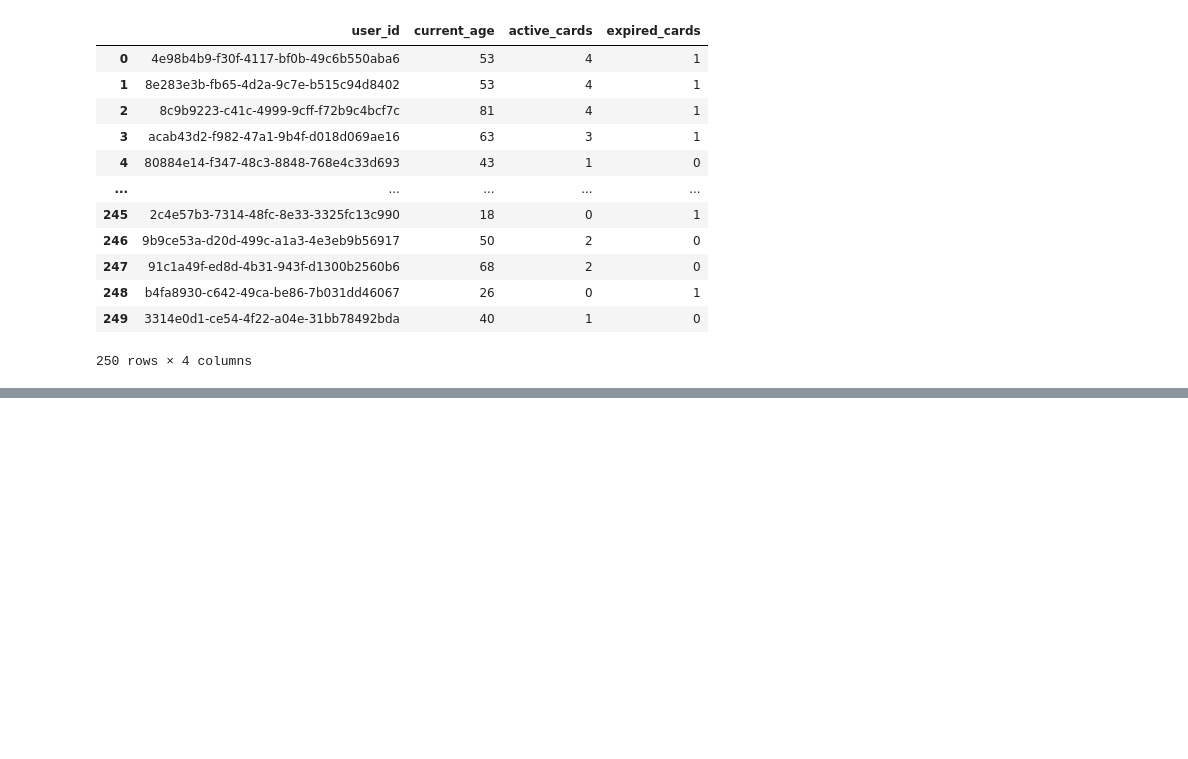
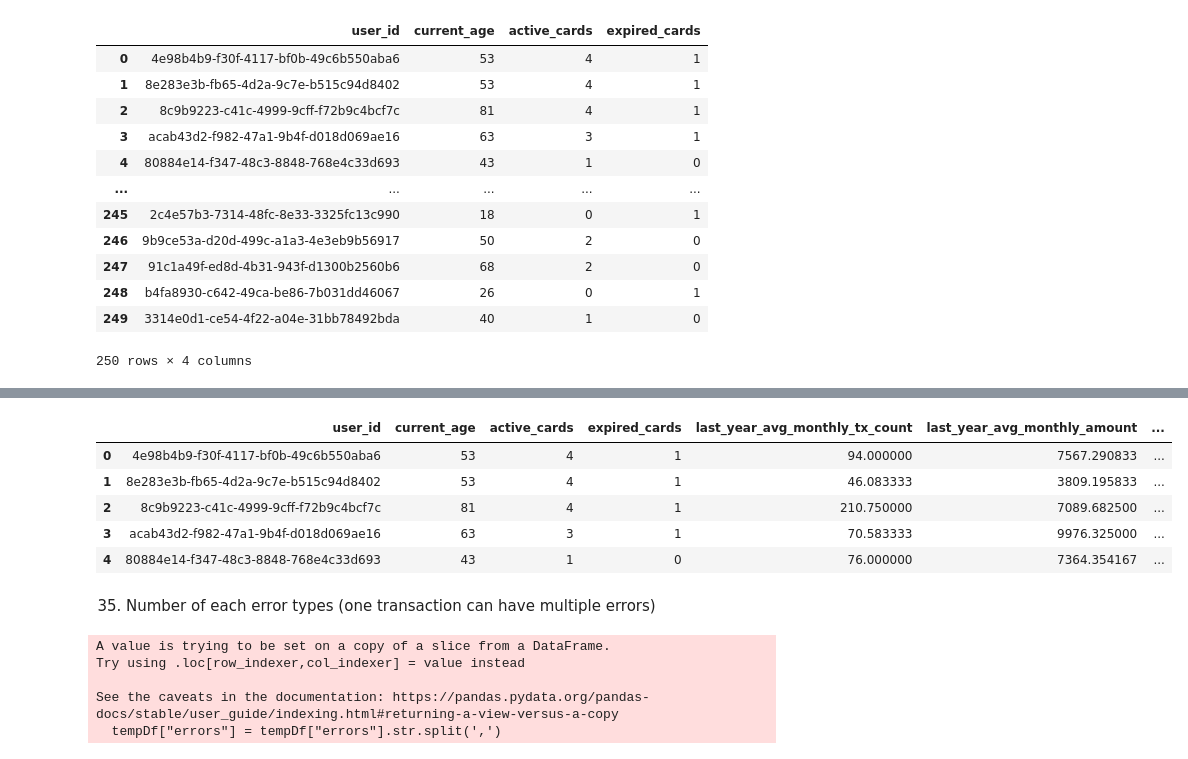
Before and after one commit to QuartzQw/Data_Cleansing, a Jupyter notebook: Lab 4_ Data cleansing and preparation.ipynb, the cells around one changed output, grey strips where cells are left out. Saved outputs shown, nothing was run; the diff lists cells and outputs as text; code cells hidden in the pictures; blank space fills up the shorter version.

```diff
--- a/Lab 4_ Data cleansing and preparation.ipynb
+++ b/Lab 4_ Data cleansing and preparation.ipynb
@@ -245,0 +385,40 @@ user_prof
+# %%
+# testing with samples
+user_prof[user_prof["user_id"].isin(exList)]
+# %% [output]
+|  | user_id | current_age | active_cards | expired_cards | last_year_avg_monthly_tx_count | last_year_avg_monthly_amount | ... |
+| 0 | 4e98b4b9-f30f-4117-bf0b-49c6b550aba6 | 53 | 4 | 1 | 94.000000 | 7567.290833 | ... |
+| 1 | 8e283e3b-fb65-4d2a-9c7e-b515c94d8402 | 53 | 4 | 1 | 46.083333 | 3809.195833 | ... |
+| 2 | 8c9b9223-c41c-4999-9cff-f72b9c4bcf7c | 81 | 4 | 1 | 210.750000 | 7089.682500 | ... |
+| 3 | acab43d2-f982-47a1-9b4f-d018d069ae16 | 63 | 3 | 1 | 70.583333 | 9976.325000 | ... |
+| 4 | 80884e14-f347-48c3-8848-768e4c33d693 | 43 | 1 | 0 | 76.000000 | 7364.354167 | ... |
+# %% [markdown]
+35. Number of each error types (one transaction can have multiple errors)
+# %%
+# get transactions which come with errors
+cd_tst_err = cd_tst[cd_tst.errors.notna()]
+
+# handling multiple errors in a cell
+tempDf = cd_tst_err[["user_id", "errors", "amount"]]
+tempDf["errors"] = tempDf["errors"].str.split(',')
+tempDf = tempDf.explode("errors", ignore_index=True)
+
+# np.unique(tempDf["errors"]) # recheck error has been seperated
+
+# counting each errors type occured to user_id
+err_report = tempDf.pivot_table(index ="user_id", columns = "errors", values= "amount", aggfunc = "count").reset_index()
+err_report = err_report.fillna(0)
+err_report.columns = ["user_id",
+                      "tx_errors_bad_cvv",
+                      "tx_errors_bad_card_number",
+                      "tx_errors_bad_expiration",
+                      "tx_errors_bad_pin",
+                      "tx_errors_bad_zipcode",
+                      "tx_errors_insufficient_balance",
+                      "tx_errors_technical_glitch"]
+# %% [output]
+A value is trying to be set on a copy of a slice from a DataFrame.
+Try using .loc[row_indexer,col_indexer] = value instead
+
+See the caveats in the documentation: https://pandas.pydata.org/pandas-docs/stable/user_guide/indexing.html#returning-a-view-versus-a-copy
+  tempDf["errors"] = tempDf["errors"].str.split(',')
```
Also changed, not shown: parts of 24 cells of this notebook.
